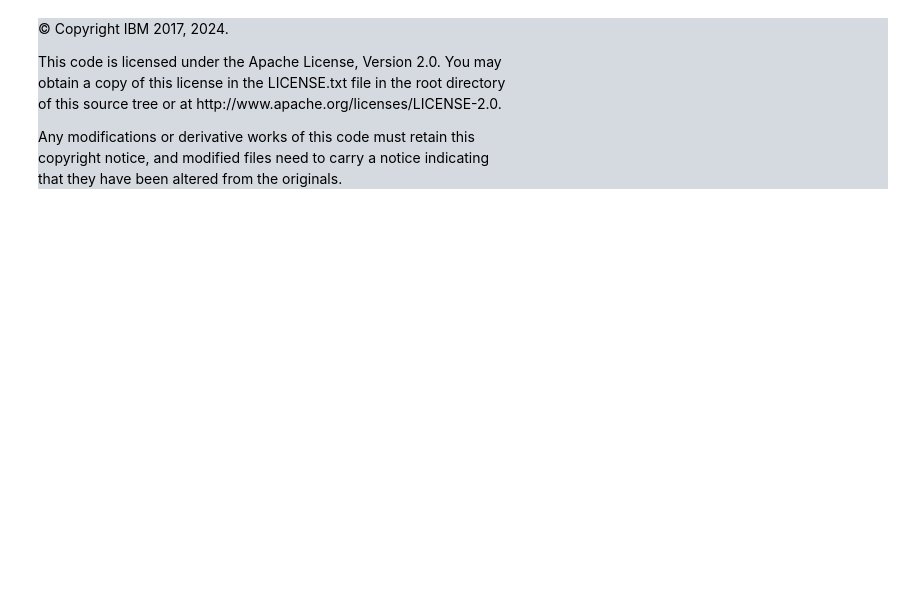
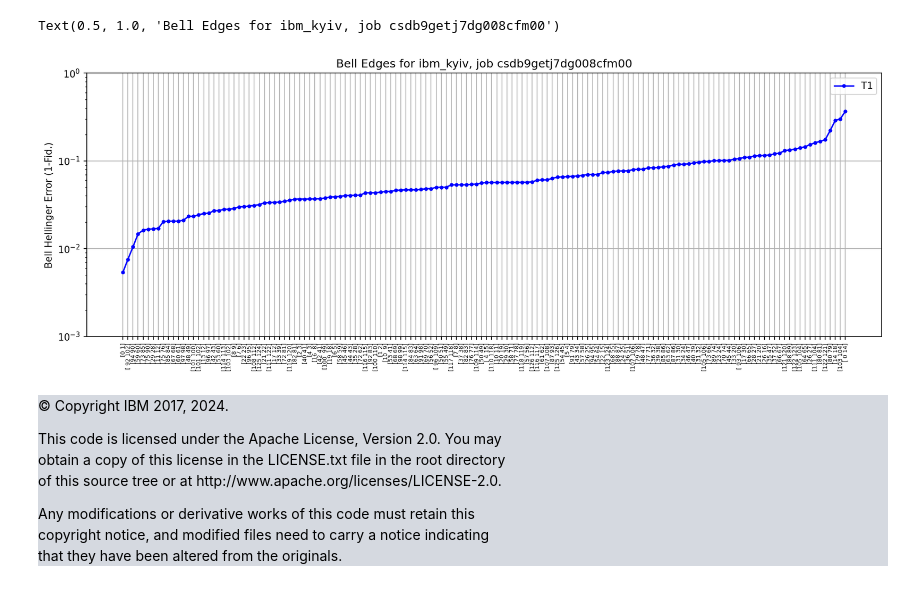
Before and after one commit to qiskit-community/qiskit-device-benchmarking, a Jupyter notebook: notebooks/bell_tphi.ipynb, the cells around one changed output. Cells and saved outputs as stored; diff of their text form; code cells hidden in the pictures; blank space fills up the shorter version.

```diff
--- a/notebooks/bell_tphi.ipynb
+++ b/notebooks/bell_tphi.ipynb
@@ -84,3 +167,27 @@ batch_exp_data.figure(i).figure
+# %%
+#Pull the data from the dataframe
+df = batch_exp_data.child_data()[2].analysis_results()[0].value
+bell_edge_list = []
+bell_fid_list = []
+for i in df.iterrows():
+    bell_edge_list.append(i[1]['connection'])
+    bell_fid_list.append(i[1]['fidelity'])
+# %%
+#plot the data ordered by Bell state fidelity (need to run the cell above first)
+
+plt.figure(dpi=150,figsize=[15,5])
+argind = np.argsort(1-np.array(bell_fid_list))
+plt.semilogy(range(len(bell_edge_list)),1-np.array(bell_fid_list)[argind],label='T1', color='blue', marker='.')
+
+plt.xticks(range(len(bell_edge_list)),np.array(bell_edge_list)[argind],rotation=90,fontsize=6);
+plt.ylabel('Bell Hellinger Error (1-Fid.)')
+plt.ylim([1e-3,1])
+plt.grid(True)
+plt.legend()
+plt.title('Bell Edges for %s, job %s'%(backend_real.name, batch_exp_data.job_ids[0]))
+# %% [output]
+Text(0.5, 1.0, 'Bell Edges for ibm_kyiv, job csdb9getj7dg008cfm00')
+[figure, added]
 # %%
 from IPython.display import HTML, display
 import datetime
```
Also changed, not shown: parts of 25 cells of this notebook.
